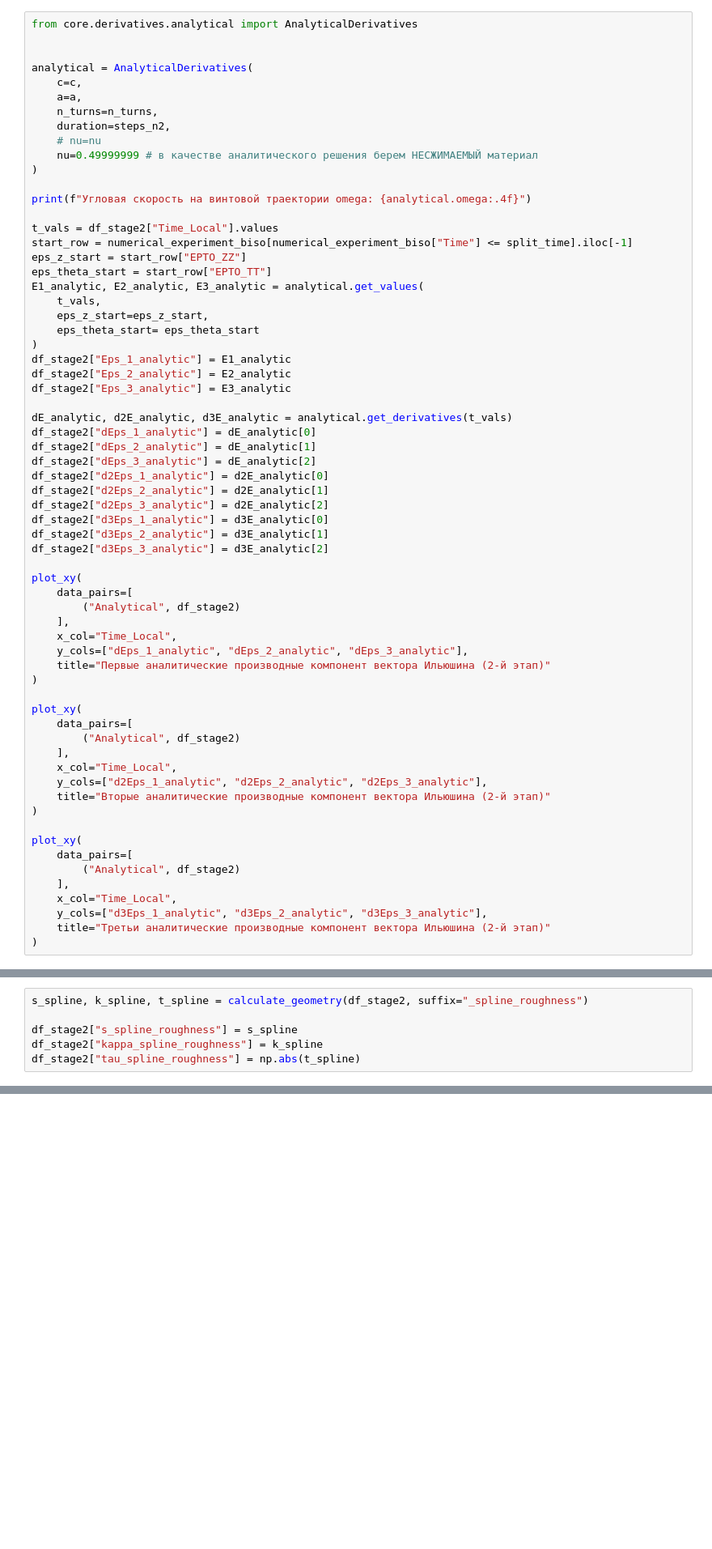
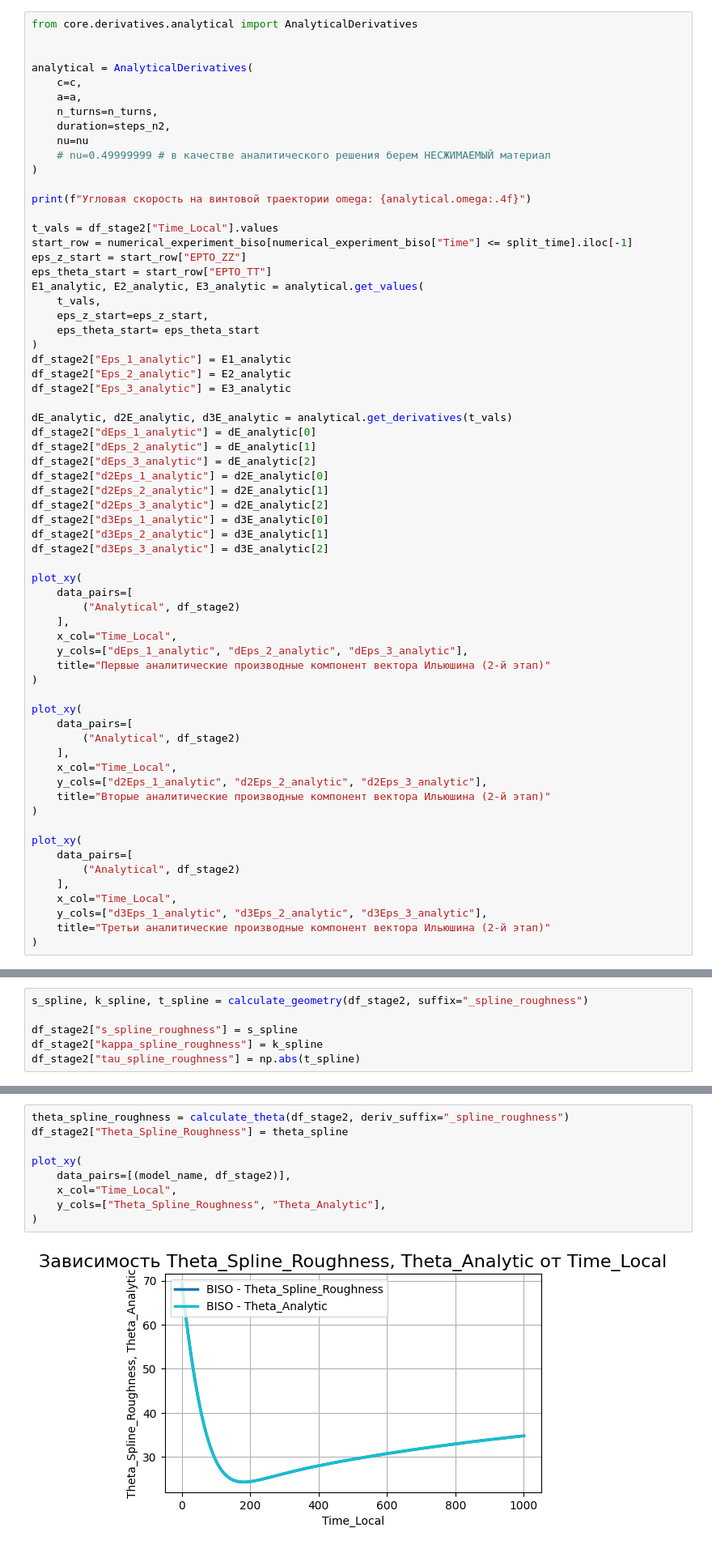
Before and after one commit to ArtemDos/complex_deformations, a Jupyter notebook: P29/ideal_vint/biso.ipynb, the cells around one changed output, grey strips where cells are left out. Shown at 81% size. Cells and saved outputs as stored; diff of their text form; blank space fills up the shorter version.

Commit message:
add spline_roughness

```diff
--- a/P29/ideal_vint/biso.ipynb
+++ b/P29/ideal_vint/biso.ipynb
@@ -187,8 +187,8 @@ analytical = AnalyticalDerivatives(
     a=a,
     n_turns=n_turns,
     duration=steps_n2,
-    # nu=nu
-    nu=0.49999999 # в качестве аналитического решения берем НЕСЖИМАЕМЫЙ материал
+    nu=nu
+    # nu=0.49999999 # в качестве аналитического решения берем НЕСЖИМАЕМЫЙ материал
 )
 
 print(f"Угловая скорость на винтовой траектории omega: {analytical.omega:.4f}")
@@ -496,3 +496,14 @@ plot_xy(
 # %% [output]
 [figure]
 [figure]
+# %%
+theta_spline_roughness = calculate_theta(df_stage2, deriv_suffix="_spline_roughness")
+df_stage2["Theta_Spline_Roughness"] = theta_spline
+
+plot_xy(
+    data_pairs=[(model_name, df_stage2)],
+    x_col="Time_Local",
+    y_cols=["Theta_Spline_Roughness", "Theta_Analytic"],
+)
+# %% [output]
+[figure, added]
```
